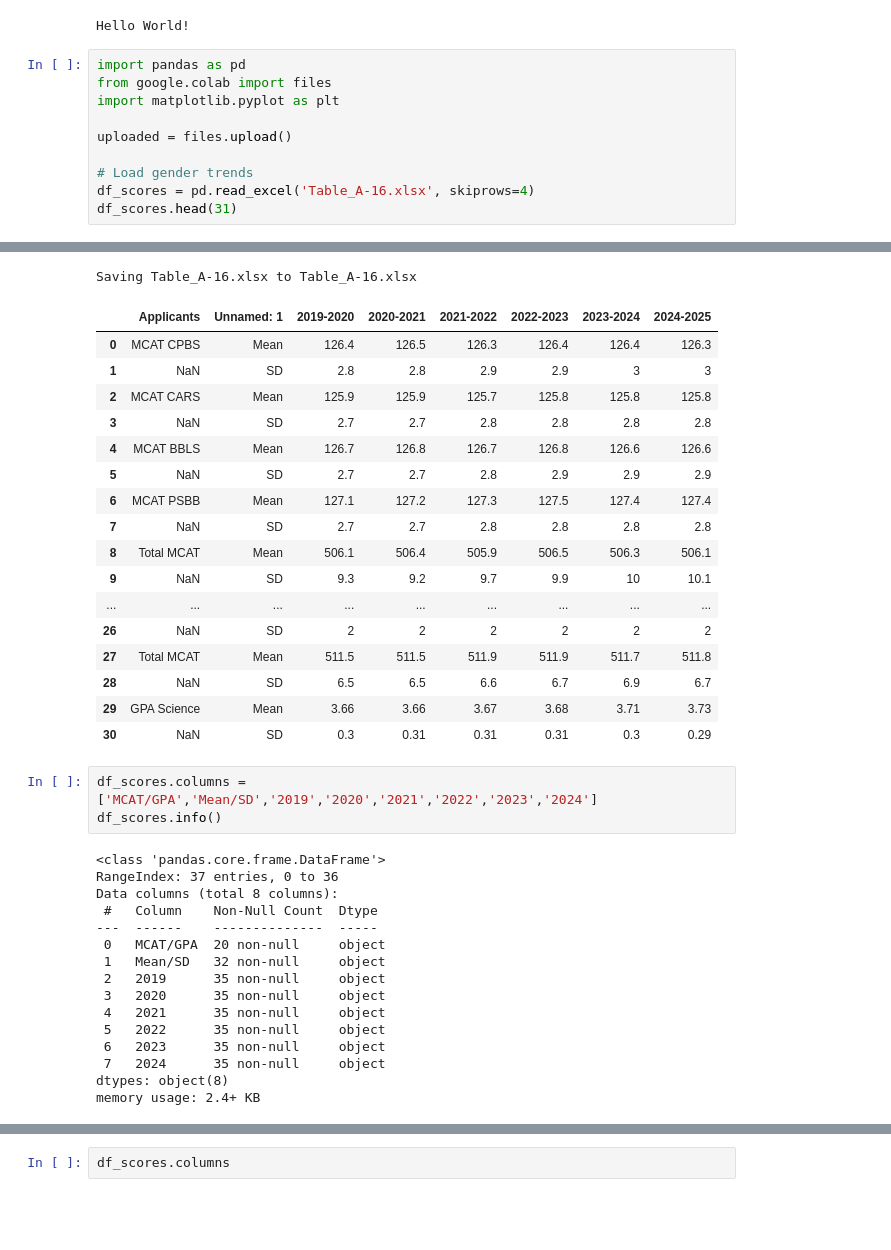
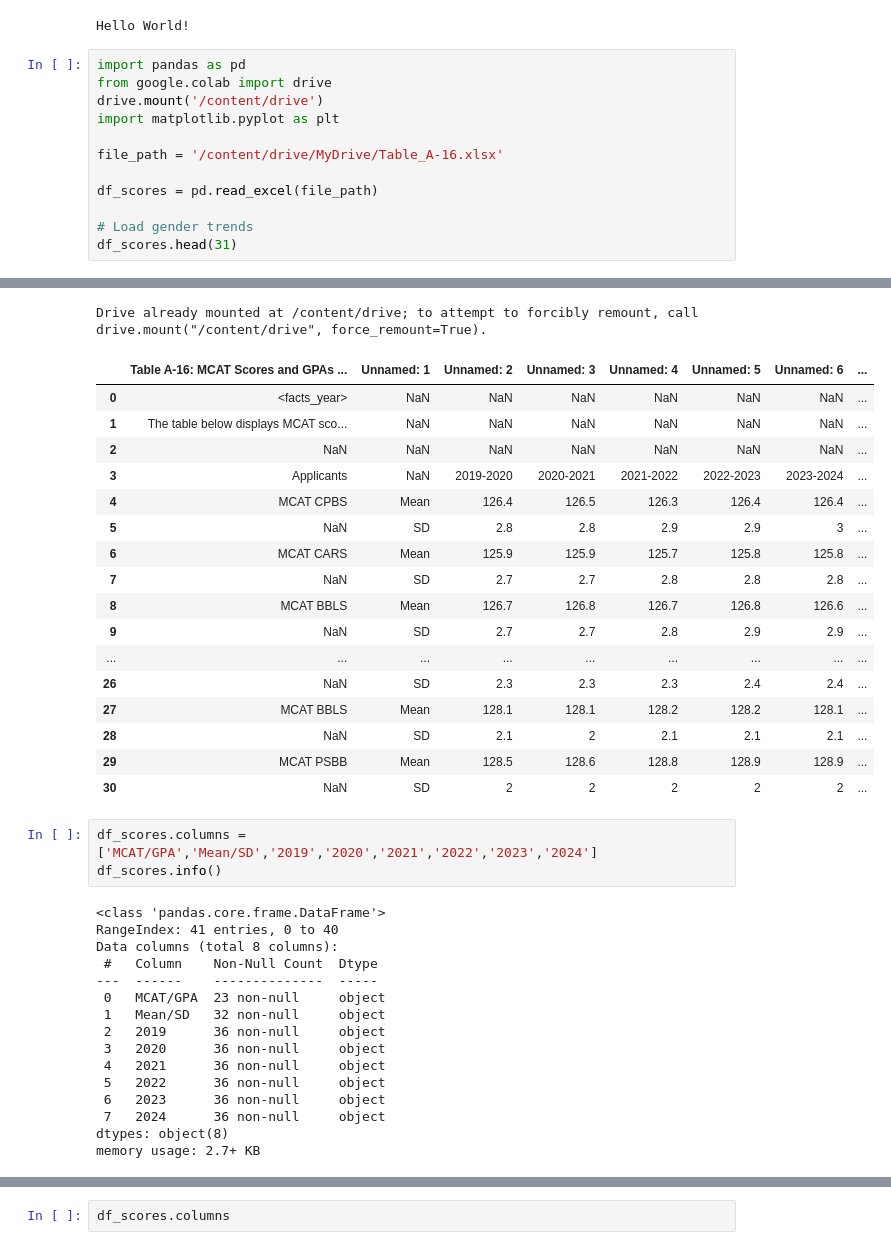
Before and after one commit to Blessing526/Med-School-Acceptances, a Jupyter notebook: Week_3_DSRP_Project_Set_Up.ipynb, the cells around one changed output, grey strips where cells are left out. Saved outputs shown, nothing was run; the diff lists cells and outputs as text; blank space fills up the shorter version.

```diff
--- a/Week_3_DSRP_Project_Set_Up.ipynb
+++ b/Week_3_DSRP_Project_Set_Up.ipynb
@@ -10,12 +10,14 @@ print("Hello World!")
 Hello World!
 # %%
 import pandas as pd
-from google.colab import files
+from google.colab import drive
+drive.mount('/content/drive')
 import matplotlib.pyplot as plt
 
-uploaded = files.upload()
+file_path = '/content/drive/MyDrive/Table_A-16.xlsx'
+
+df_scores = pd.read_excel(file_path)
 
 # Load gender trends
-df_scores = pd.read_excel('Table_A-16.xlsx', skiprows=4)
 df_scores.head(31)
 # %% [output]
@@ -23,40 +24,40 @@ df_scores.head(31)
-Saving Table_A-16.xlsx to Table_A-16.xlsx
+Drive already mounted at /content/drive; to attempt to forcibly remount, call drive.mount("/content/drive", force_remount=True).
-|  | Applicants | Unnamed: 1 | 2019-2020 | 2020-2021 | 2021-2022 | 2022-2023 | 2023-2024 | 2024-2025 |
-| 0 | MCAT CPBS | Mean | 126.4 | 126.5 | 126.3 | 126.4 | 126.4 | 126.3 |
-| 1 | NaN | SD | 2.8 | 2.8 | 2.9 | 2.9 | 3 | 3 |
-| 2 | MCAT CARS | Mean | 125.9 | 125.9 | 125.7 | 125.8 | 125.8 | 125.8 |
-| 3 | NaN | SD | 2.7 | 2.7 | 2.8 | 2.8 | 2.8 | 2.8 |
-| 4 | MCAT BBLS | Mean | 126.7 | 126.8 | 126.7 | 126.8 | 126.6 | 126.6 |
-| 5 | NaN | SD | 2.7 | 2.7 | 2.8 | 2.9 | 2.9 | 2.9 |
-| 6 | MCAT PSBB | Mean | 127.1 | 127.2 | 127.3 | 127.5 | 127.4 | 127.4 |
-| 7 | NaN | SD | 2.7 | 2.7 | 2.8 | 2.8 | 2.8 | 2.8 |
-| 8 | Total MCAT | Mean | 506.1 | 506.4 | 505.9 | 506.5 | 506.3 | 506.1 |
-| 9 | NaN | SD | 9.3 | 9.2 | 9.7 | 9.9 | 10 | 10.1 |
+|  | Table A-16: MCAT Scores and GPAs ... | Unnamed: 1 | Unnamed: 2 | Unnamed: 3 | Unnamed: 4 | Unnamed: 5 | Unnamed: 6 | ... |
+| 0 | <facts_year> | NaN | NaN | NaN | NaN | NaN | NaN | ... |
+| 1 | The table below displays MCAT sco... | NaN | NaN | NaN | NaN | NaN | NaN | ... |
+| 2 | NaN | NaN | NaN | NaN | NaN | NaN | NaN | ... |
+| 3 | Applicants | NaN | 2019-2020 | 2020-2021 | 2021-2022 | 2022-2023 | 2023-2024 | ... |
+| 4 | MCAT CPBS | Mean | 126.4 | 126.5 | 126.3 | 126.4 | 126.4 | ... |
+| 5 | NaN | SD | 2.8 | 2.8 | 2.9 | 2.9 | 3 | ... |
+| 6 | MCAT CARS | Mean | 125.9 | 125.9 | 125.7 | 125.8 | 125.8 | ... |
+| 7 | NaN | SD | 2.7 | 2.7 | 2.8 | 2.8 | 2.8 | ... |
+| 8 | MCAT BBLS | Mean | 126.7 | 126.8 | 126.7 | 126.8 | 126.6 | ... |
+| 9 | NaN | SD | 2.7 | 2.7 | 2.8 | 2.9 | 2.9 | ... |
 | ... | ... | ... | ... | ... | ... | ... | ... | ... |
-| 26 | NaN | SD | 2 | 2 | 2 | 2 | 2 | 2 |
-| 27 | Total MCAT | Mean | 511.5 | 511.5 | 511.9 | 511.9 | 511.7 | 511.8 |
-| 28 | NaN | SD | 6.5 | 6.5 | 6.6 | 6.7 | 6.9 | 6.7 |
-| 29 | GPA Science | Mean | 3.66 | 3.66 | 3.67 | 3.68 | 3.71 | 3.73 |
-| 30 | NaN | SD | 0.3 | 0.31 | 0.31 | 0.31 | 0.3 | 0.29 |
+| 26 | NaN | SD | 2.3 | 2.3 | 2.3 | 2.4 | 2.4 | ... |
+| 27 | MCAT BBLS | Mean | 128.1 | 128.1 | 128.2 | 128.2 | 128.1 | ... |
+| 28 | NaN | SD | 2.1 | 2 | 2.1 | 2.1 | 2.1 | ... |
+| 29 | MCAT PSBB | Mean | 128.5 | 128.6 | 128.8 | 128.9 | 128.9 | ... |
+| 30 | NaN | SD | 2 | 2 | 2 | 2 | 2 | ... |
 # %%
 df_scores.columns = ['MCAT/GPA','Mean/SD','2019','2020','2021','2022','2023','2024']
 df_scores.info()
 # %% [output]
 <class 'pandas.core.frame.DataFrame'>
-RangeIndex: 37 entries, 0 to 36
+RangeIndex: 41 entries, 0 to 40
 Data columns (total 8 columns):
  #   Column    Non-Null Count  Dtype
 ---  ------    --------------  -----
- 0   MCAT/GPA  20 non-null     object
+ 0   MCAT/GPA  23 non-null     object
  1   Mean/SD   32 non-null     object
- 2   2019      35 non-null     object
- 3   2020      35 non-null     object
- 4   2021      35 non-null     object
- 5   2022      35 non-null     object
- 6   2023      35 non-null     object
- 7   2024      35 non-null     object
+ 2   2019      36 non-null     object
+ 3   2020      36 non-null     object
+ 4   2021      36 non-null     object
+ 5   2022      36 non-null     object
+ 6   2023      36 non-null     object
+ 7   2024      36 non-null     object
 dtypes: object(8)
-memory usage: 2.4+ KB
+memory usage: 2.7+ KB
 # %%
 df_scores.info()
 # %% [output]
```
Also changed, not shown: parts of 6 cells of this notebook.
